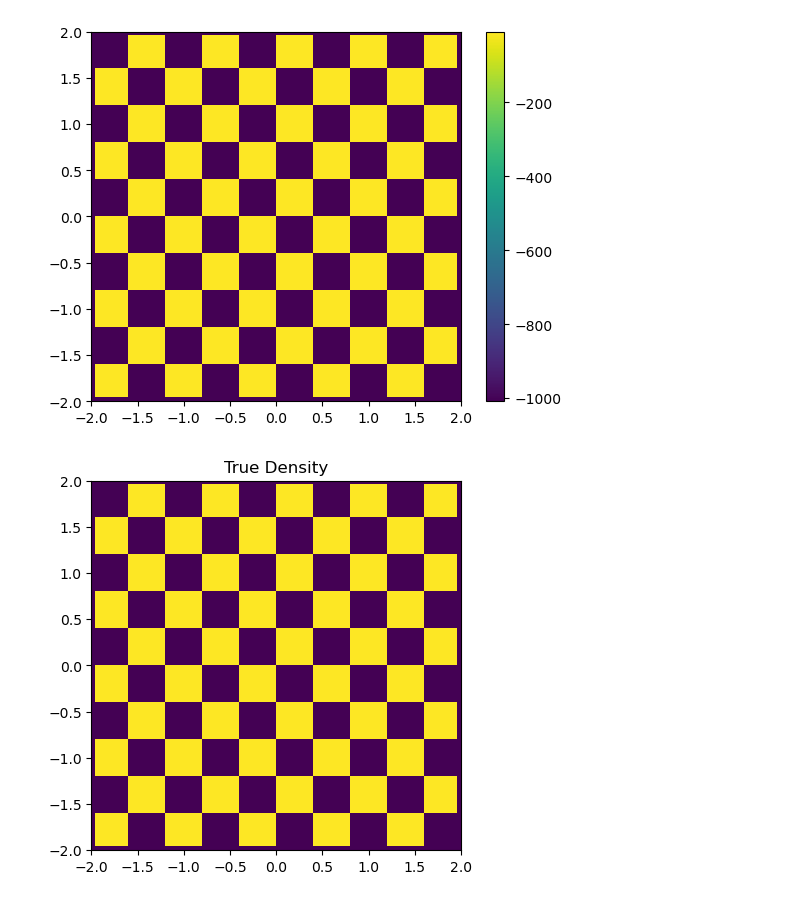
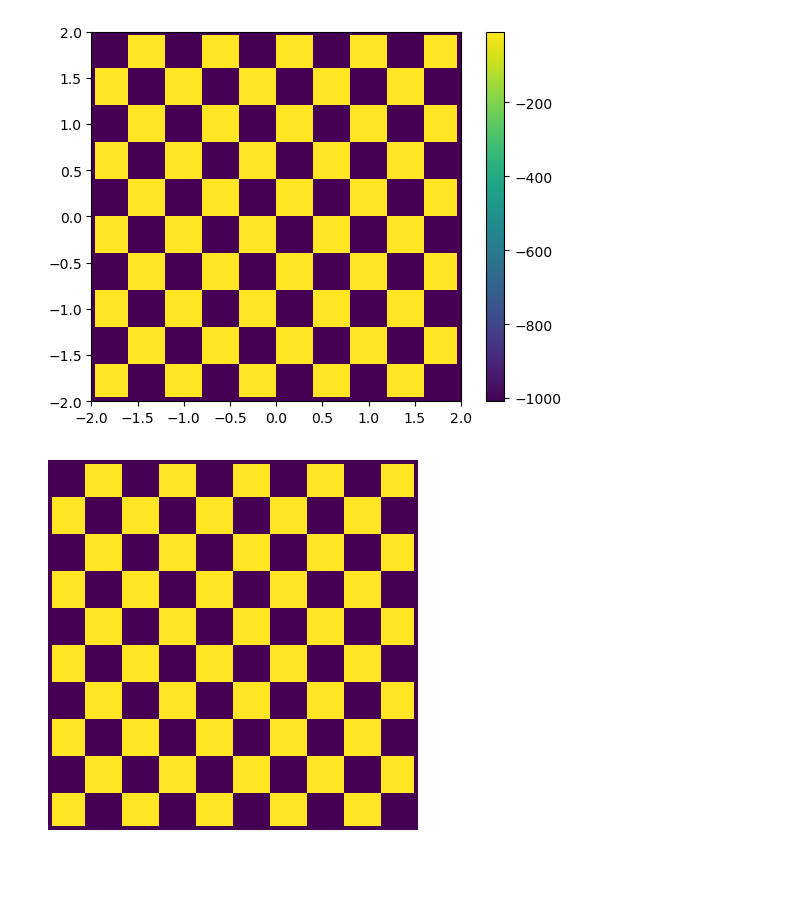
Before and after one commit to RishalAggarwal/BoltzNCE, a Jupyter notebook: BoltzNCE/notebooks/toy_systems.ipynb, the cells around one changed output. Saved outputs shown, nothing was run; the diff lists cells and outputs as text; code cells hidden in the pictures; blank space fills up the shorter version.

```diff
--- a/BoltzNCE/notebooks/toy_systems.ipynb
+++ b/BoltzNCE/notebooks/toy_systems.ipynb
@@ -386,10 +388,11 @@ plt.colorbar()
 [figure]
 # %%
 plt.imshow(torch.exp(log_prob_data), extent=[-2, 2, -2, 2])
-plt.title('True Density')
-plt.savefig('true_checkerboard_density.pdf')
+#plt.title('True Density',fontsize=25)
+plt.axis('off')
+plt.savefig('true_checkerboard_density.pdf',bbox_inches='tight', pad_inches=0.01,dpi=300)
 # %% [output]
-[figure, old version]
+[figure, new version]
 # %%
 log_prob_forward = interpolant.log_prob(u).cpu().detach()
 log_prob_forward=log_prob_forward-torch.logsumexp(log_prob_forward,dim=0).view(-1,1)
```
Also changed, not shown: parts of 10 cells of this notebook, 7 other files.
